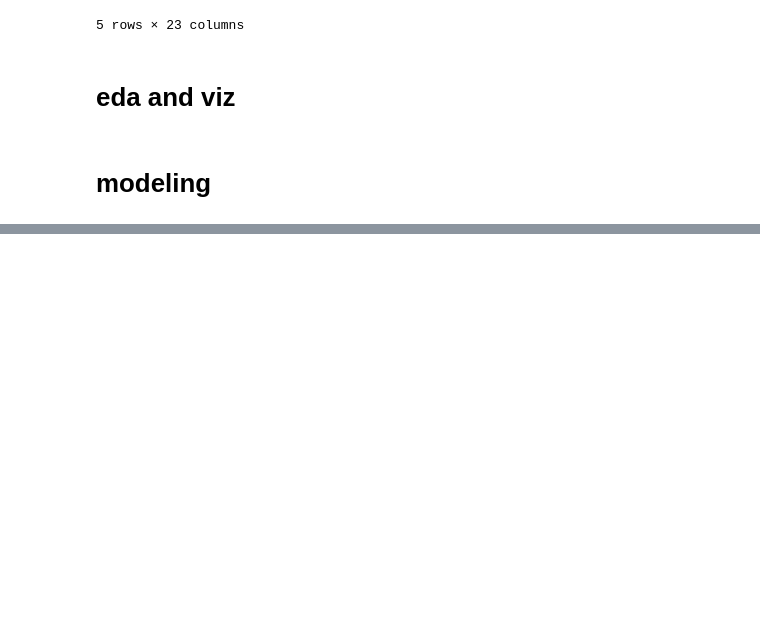
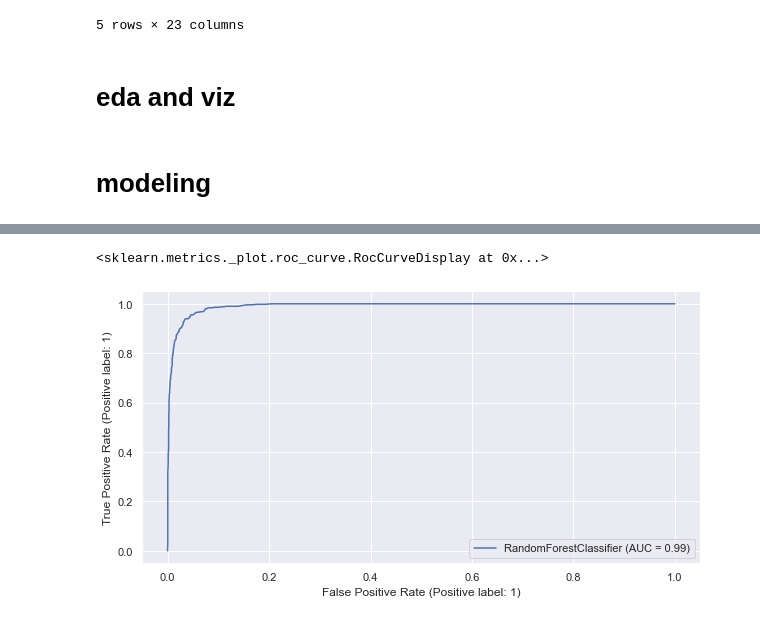
Before and after one commit to rebeccajohnson88/udacity_churnproj, a Jupyter notebook: churn_notebook.ipynb, the cells around one changed output, grey strips where cells are left out. Drawn from its saved outputs; the diff is of its cells as text; code cells hidden in the pictures; blank space fills up the shorter version.

```diff
--- a/churn_notebook.ipynb
+++ b/churn_notebook.ipynb
@@ -40,5 +108,9 @@ train_models(X_train, X_test,  y_train, y_test, estimate_new = False)
 # %%
-lrc_plot = plot_roc_curve(lrc, X_test, y_test)
+rfc_roc = plot_roc_curve(rfc_best, X_test, y_test)
+rfc_roc
+# %% [output]
+<sklearn.metrics._plot.roc_curve.RocCurveDisplay at 0x...>
+[figure, added]
 # %%
 # plots
 plt.figure(figsize=(15, 8))
```
Also changed, not shown: parts of 8 cells of this notebook, 1 other file.
